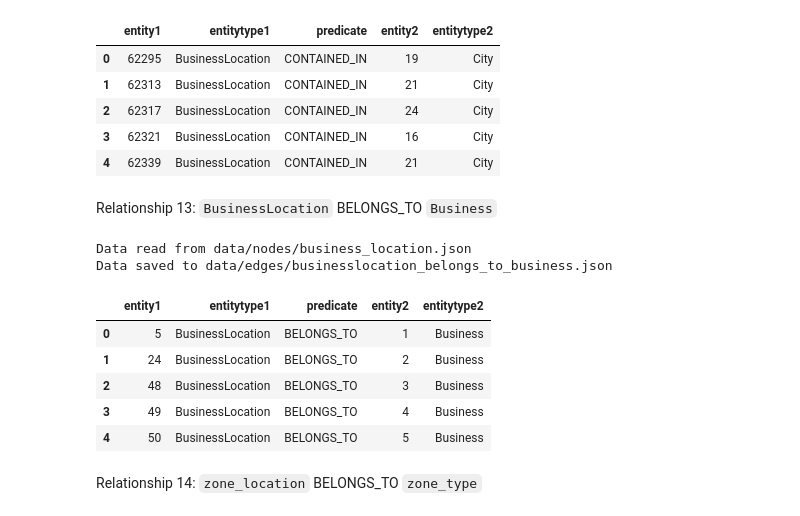
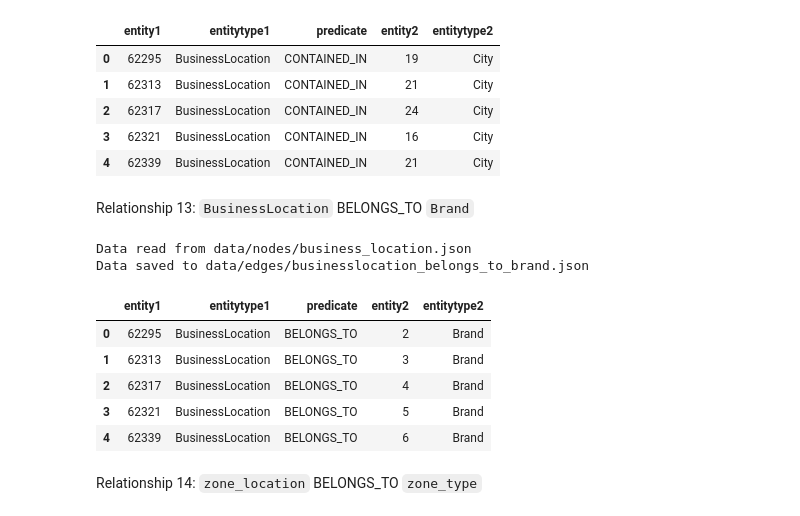
Before and after one commit to swhoyle/business-opportunity-graph, a Jupyter notebook: notebooks/02_extract_edges.ipynb, the cells around one changed output. Cells and saved outputs as stored; diff of their text form; code cells hidden in the pictures.

Commit message:
change business -> brand

```diff
--- a/notebooks/02_extract_edges.ipynb
+++ b/notebooks/02_extract_edges.ipynb
@@ -613,27 +613,27 @@ Data saved to data/edges/businesslocation_contained_in_city.json
 | 3 | 62321 | BusinessLocation | CONTAINED_IN | 16 | City |
 | 4 | 62339 | BusinessLocation | CONTAINED_IN | 21 | City |
 # %% [markdown]
-Relationship 13: `BusinessLocation` BELONGS_TO `Business`
+Relationship 13: `BusinessLocation` BELONGS_TO `Brand`
 # %%
 df = read_node_json("business_location.json")
 df["entity1"] = df["id"]
 df["entitytype1"] = "BusinessLocation"
 df["predicate"] = "BELONGS_TO"
-df["entity2"] = df["name"].map(dict(zip(business_df["name"], business_df["id"])))
-df["entitytype2"] = "Business"
+df["entity2"] = df["name"].map(dict(zip(brand_df["name"], brand_df["id"])))
+df["entitytype2"] = "Brand"
 df = df[["entity1", "entitytype1", "predicate", "entity2", "entitytype2"]]
 
-save_df_to_json(df, "businesslocation_belongs_to_business.json")
+save_df_to_json(df, "businesslocation_belongs_to_brand.json")
 df.head()
 # %% [output]
 Data read from data/nodes/business_location.json
-Data saved to data/edges/businesslocation_belongs_to_business.json
+Data saved to data/edges/businesslocation_belongs_to_brand.json
 |  | entity1 | entitytype1 | predicate | entity2 | entitytype2 |
-| 0 | 5 | BusinessLocation | BELONGS_TO | 1 | Business |
-| 1 | 24 | BusinessLocation | BELONGS_TO | 2 | Business |
-| 2 | 48 | BusinessLocation | BELONGS_TO | 3 | Business |
-| 3 | 49 | BusinessLocation | BELONGS_TO | 4 | Business |
-| 4 | 50 | BusinessLocation | BELONGS_TO | 5 | Business |
+| 0 | 62295 | BusinessLocation | BELONGS_TO | 2 | Brand |
+| 1 | 62313 | BusinessLocation | BELONGS_TO | 3 | Brand |
+| 2 | 62317 | BusinessLocation | BELONGS_TO | 4 | Brand |
+| 3 | 62321 | BusinessLocation | BELONGS_TO | 5 | Brand |
+| 4 | 62339 | BusinessLocation | BELONGS_TO | 6 | Brand |
 # %% [markdown]
 Relationship 14: `zone_location` BELONGS_TO `zone_type`
 # %%
```
Also changed, not shown: parts of 1 cell of this notebook.
